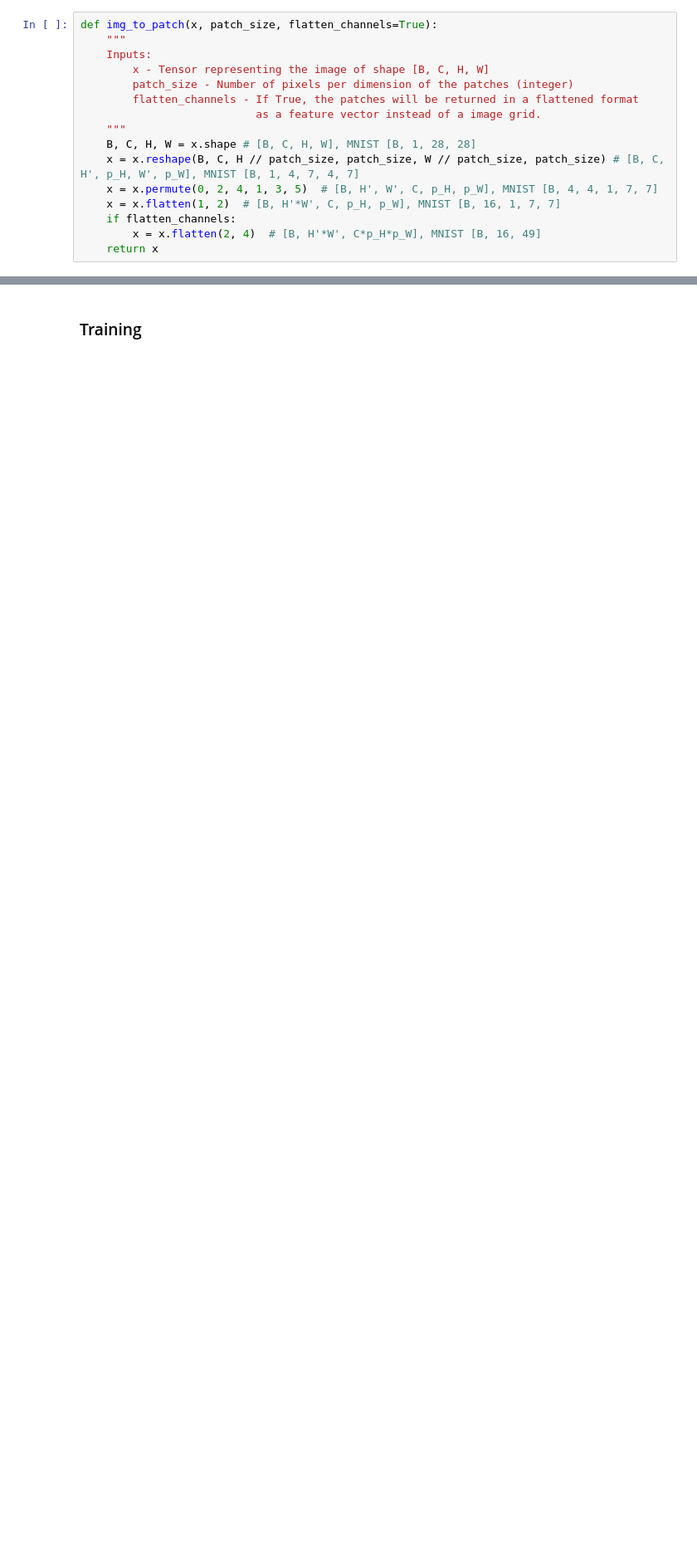
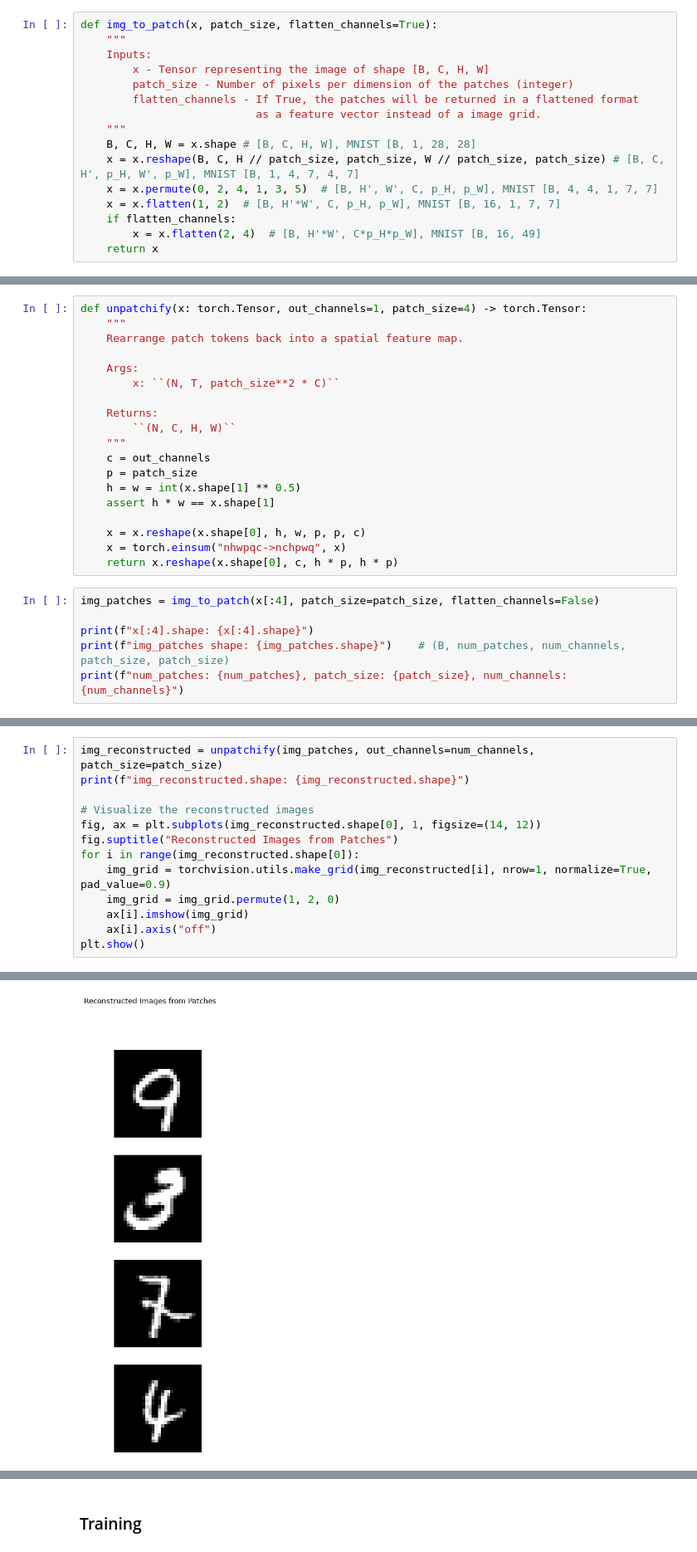
Before and after one commit to ThanhL/flow_matching, a Jupyter notebook: learn/mnist_transformer_diffusion_flow.ipynb, the cells around one changed output, grey strips where cells are left out. Shown at 83% size. Cells and saved outputs as stored; diff of their text form; blank space fills up the shorter version.

```diff
--- a/learn/mnist_transformer_diffusion_flow.ipynb
+++ b/learn/mnist_transformer_diffusion_flow.ipynb
@@ -106,0 +125,25 @@ plt.close()
+# %%
+def unpatchify(x: torch.Tensor, out_channels=1, patch_size=4) -> torch.Tensor:
+    """
+    Rearrange patch tokens back into a spatial feature map.
+
+    Args:
+        x: ``(N, T, patch_size**2 * C)``
+
+    Returns:
+        ``(N, C, H, W)``
+    """
+    c = out_channels
+    p = patch_size
+    h = w = int(x.shape[1] ** 0.5)
+    assert h * w == x.shape[1]
+
+    x = x.reshape(x.shape[0], h, w, p, p, c)
+    x = torch.einsum("nhwpqc->nchpwq", x)
+    return x.reshape(x.shape[0], c, h * p, h * p)
+# %%
+img_patches = img_to_patch(x[:4], patch_size=patch_size, flatten_channels=False)
+
+print(f"x[:4].shape: {x[:4].shape}")
+print(f"img_patches shape: {img_patches.shape}")    # (B, num_patches, num_channels, patch_size, patch_size)
+print(f"num_patches: {num_patches}, patch_size: {patch_size}, num_channels: {num_channels}")
@@ -106,0 +159,14 @@ plt.close()
+# %%
+img_reconstructed = unpatchify(img_patches, out_channels=num_channels, patch_size=patch_size)
+print(f"img_reconstructed.shape: {img_reconstructed.shape}")
+
+# Visualize the reconstructed images
+fig, ax = plt.subplots(img_reconstructed.shape[0], 1, figsize=(14, 12))
+fig.suptitle("Reconstructed Images from Patches")
+for i in range(img_reconstructed.shape[0]):
+    img_grid = torchvision.utils.make_grid(img_reconstructed[i], nrow=1, normalize=True, pad_value=0.9)
+    img_grid = img_grid.permute(1, 2, 0)
+    ax[i].imshow(img_grid)
+    ax[i].axis("off")
+plt.show()
+# %% [output]
@@ -106,0 +174 @@ plt.close()
+[figure, added]
```
Also changed, not shown: parts of 23 cells of this notebook, 1 other file.
